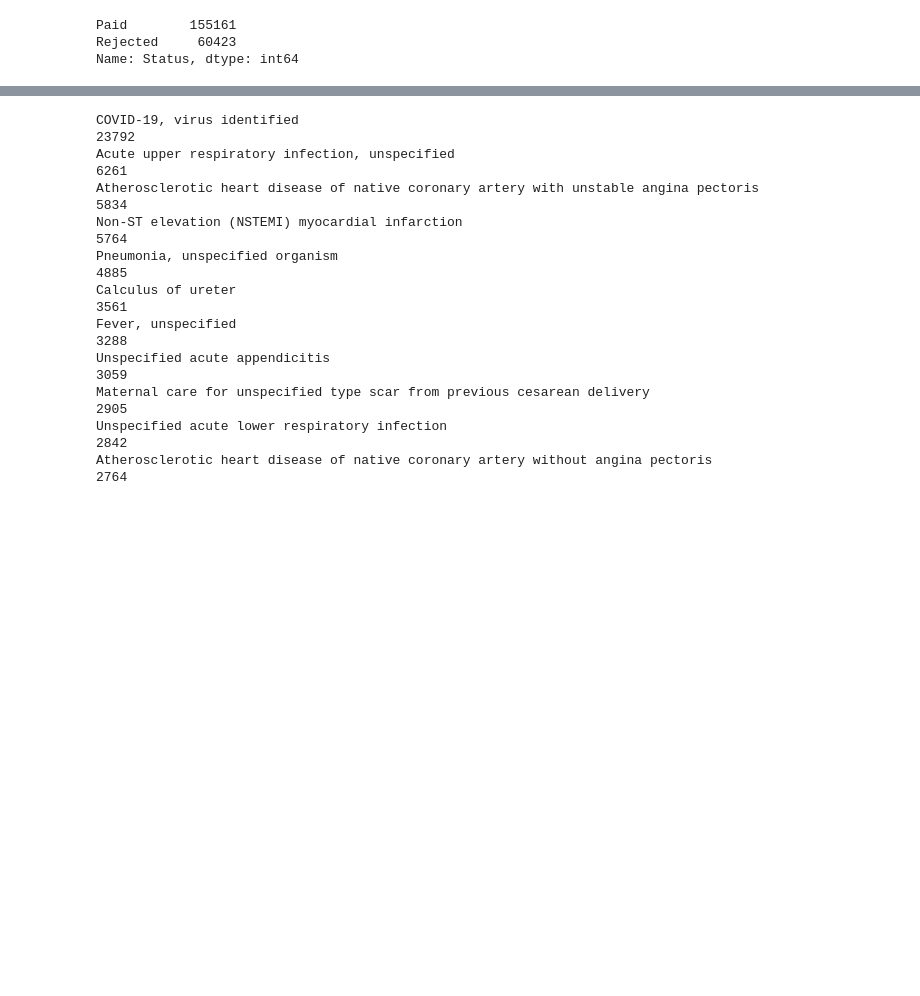
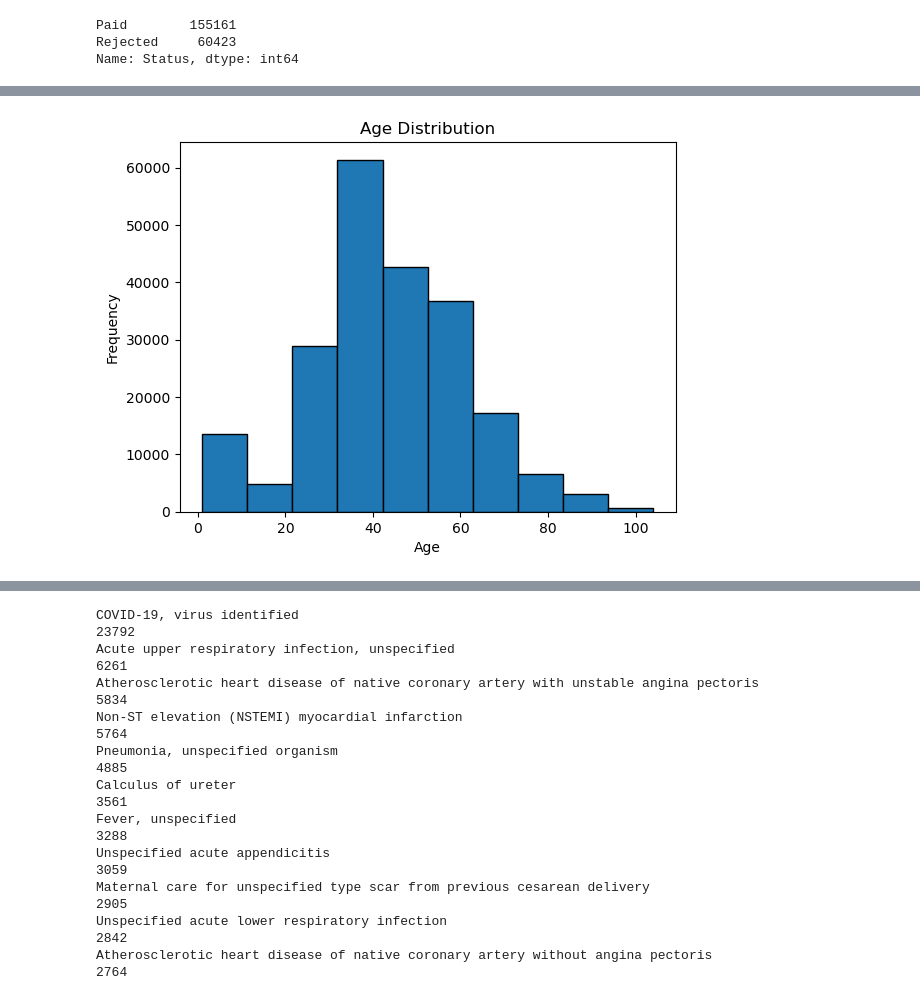
Before and after one commit to Yasmin-9/ClaimSights, a Jupyter notebook: EDA/EDA.ipynb, the cells around one changed output, grey strips where cells are left out. Saved outputs shown, nothing was run; the diff lists cells and outputs as text; code cells hidden in the pictures; blank space fills up the shorter version.

```diff
--- a/EDA/EDA.ipynb
+++ b/EDA/EDA.ipynb
@@ -209 +209,6 @@ health_insurance_df['Age'].value_counts()
 Name: Age, dtype: int64
+# %%
+# Deleting entries of patients with age 127 and 138 as they're likely error
+health_insurance_df = health_insurance_df[health_insurance_df['Age'] != 138]
+health_insurance_df = health_insurance_df[health_insurance_df['Age'] != 127]
+health_insurance_df['Age'].value_counts().sort_index(ascending=False)
@@ -209,0 +233,10 @@ Name: Age, dtype: int64
+# %%
+
+plt.hist(health_insurance_df['Age'], bins=10, edgecolor='black')
+plt.title('Age Distribution')
+plt.xlabel('Age')
+plt.ylabel('Frequency')
+plt.show()
+# WILL REMOVE LATER
+# %% [output]
+[figure, added]
```
Also changed, not shown: parts of 6 cells of this notebook.
